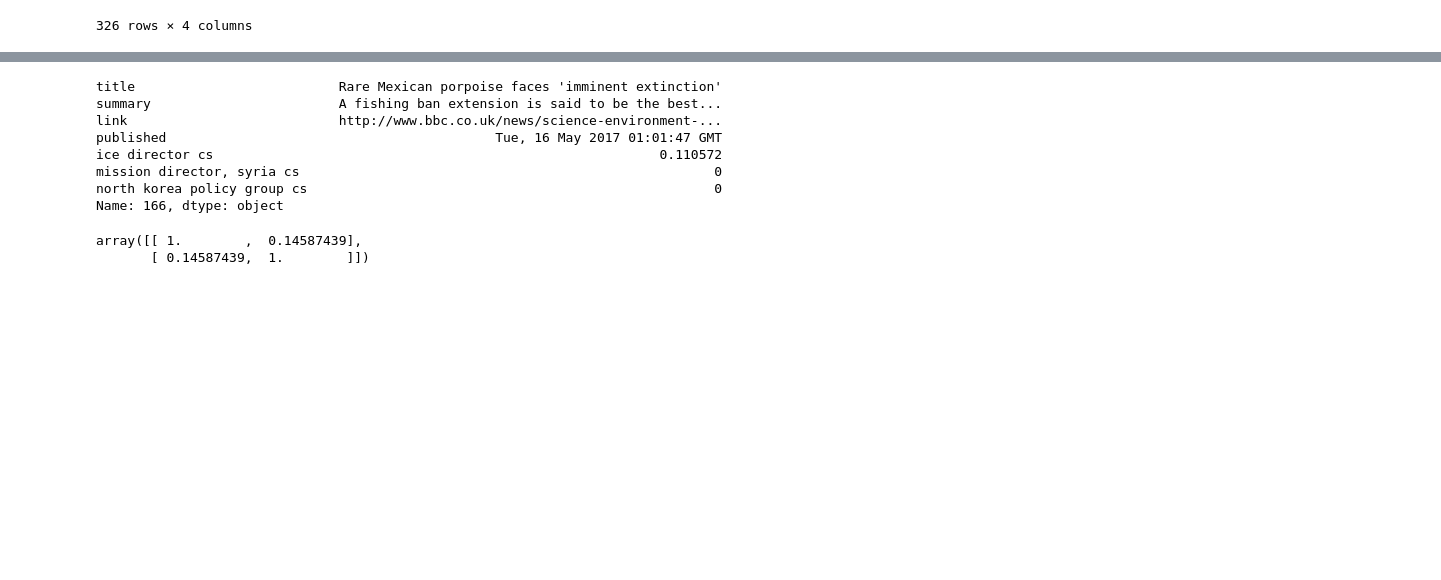
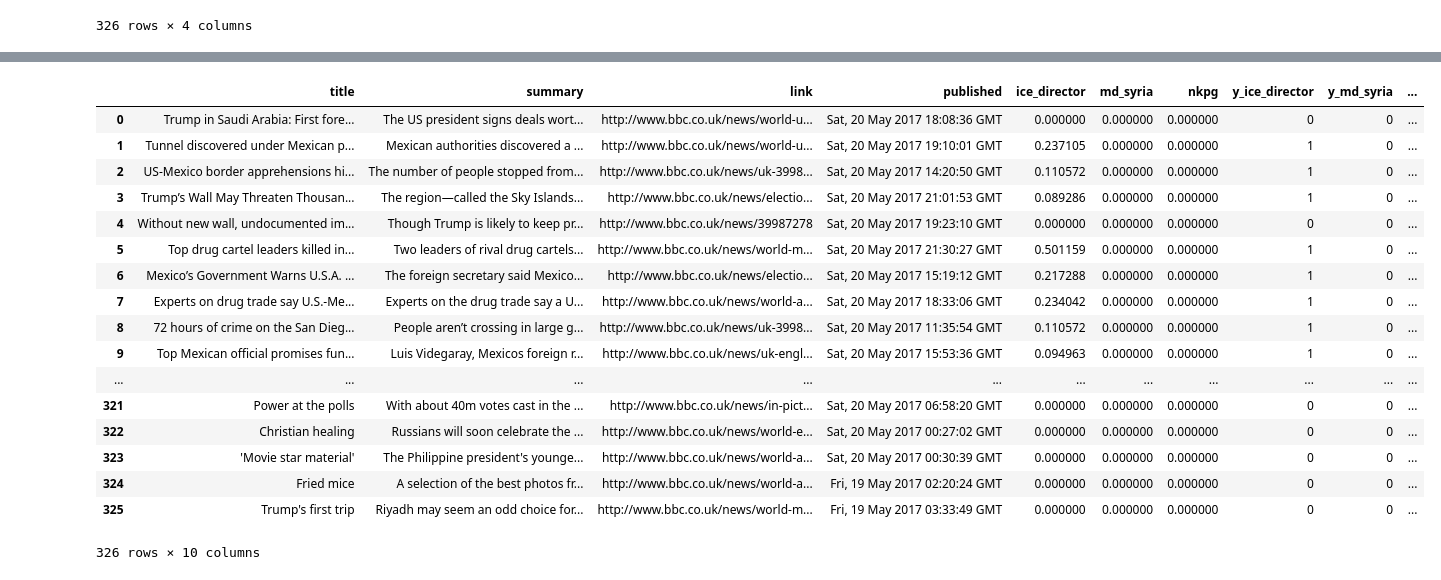
Before and after one commit to kimyenn/ExpeditionHacks, a Jupyter notebook: Data Analysis & Modeling.ipynb, the cells around one changed output, grey strips where cells are left out. Drawn from its saved outputs; the diff is of its cells as text; code cells hidden in the pictures; blank space fills up the shorter version.

```diff
--- a/Data Analysis & Modeling.ipynb
+++ b/Data Analysis & Modeling.ipynb
@@ -352,11 +343,33 @@ df
+# %%
+for role in roles:
+    df['y_'+ role[0]] = 0
+# %%
+positive_threshold = 0.05 # pretty low threshold which can be changed in the future
+for i in xrange(len(df)):
+    if df.iloc[i][4] > positive_threshold:
+        df.set_value(i, 'y_ice_director', 1)
+    if df.iloc[i][5] > positive_threshold:
+        df.set_value(i, 'y_md_syria', 1)
+    if df.iloc[i][6] > positive_threshold:
+        df.set_value(i, 'y_nkpg', 1)
 # %%
-df.iloc[166]
+df
 # %% [output]
+|  | title | summary | link | published | ice_director | md_syria | nkpg | y_ice_director | y_md_syria | ... |
+| 0 | Trump in Saudi Arabia: First fore... | The US president signs deals wort... | http://www.bbc.co.uk/news/world-u... | Sat, 20 May 2017 18:08:36 GMT | 0.000000 | 0.000000 | 0.000000 | 0 | 0 | ... |
+| 1 | Tunnel discovered under Mexican p... | Mexican authorities discovered a ... | http://www.bbc.co.uk/news/world-u... | Sat, 20 May 2017 19:10:01 GMT | 0.237105 | 0.000000 | 0.000000 | 1 | 0 | ... |
+| 2 | US-Mexico border apprehensions hi... | The number of people stopped from... | http://www.bbc.co.uk/news/uk-3998... | Sat, 20 May 2017 14:20:50 GMT | 0.110572 | 0.000000 | 0.000000 | 1 | 0 | ... |
+| 3 | Trump’s Wall May Threaten Thousan... | The region—called the Sky Islands... | http://www.bbc.co.uk/news/electio... | Sat, 20 May 2017 21:01:53 GMT | 0.089286 | 0.000000 | 0.000000 | 1 | 0 | ... |
+| 4 | Without new wall, undocumented im... | Though Trump is likely to keep pr... | http://www.bbc.co.uk/news/39987278 | Sat, 20 May 2017 19:23:10 GMT | 0.000000 | 0.000000 | 0.000000 | 0 | 0 | ... |
+| 5 | Top drug cartel leaders killed in... | Two leaders of rival drug cartels... | http://www.bbc.co.uk/news/world-m... | Sat, 20 May 2017 21:30:27 GMT | 0.501159 | 0.000000 | 0.000000 | 1 | 0 | ... |
+| 6 | Mexico’s Government Warns U.S.A. ... | The foreign secretary said Mexico... | http://www.bbc.co.uk/news/electio... | Sat, 20 May 2017 15:19:12 GMT | 0.217288 | 0.000000 | 0.000000 | 1 | 0 | ... |
+| 7 | Experts on drug trade say U.S.-Me... | Experts on the drug trade say a U... | http://www.bbc.co.uk/news/world-a... | Sat, 20 May 2017 18:33:06 GMT | 0.234042 | 0.000000 | 0.000000 | 1 | 0 | ... |
+| 8 | 72 hours of crime on the San Dieg... | People aren’t crossing in large g... | http://www.bbc.co.uk/news/uk-3998... | Sat, 20 May 2017 11:35:54 GMT | 0.110572 | 0.000000 | 0.000000 | 1 | 0 | ... |
+| 9 | Top Mexican official promises fun... | Luis Videgaray, Mexicos foreign r... | http://www.bbc.co.uk/news/uk-engl... | Sat, 20 May 2017 15:53:36 GMT | 0.094963 | 0.000000 | 0.000000 | 1 | 0 | ... |
+| ... | ... | ... | ... | ... | ... | ... | ... | ... | ... | ... |
+| 321 | Power at the polls | With about 40m votes cast in the ... | http://www.bbc.co.uk/news/in-pict... | Sat, 20 May 2017 06:58:20 GMT | 0.000000 | 0.000000 | 0.000000 | 0 | 0 | ... |
+| 322 | Christian healing | Russians will soon celebrate the ... | http://www.bbc.co.uk/news/world-e... | Sat, 20 May 2017 00:27:02 GMT | 0.000000 | 0.000000 | 0.000000 | 0 | 0 | ... |
+| 323 | 'Movie star material' | The Philippine president's younge... | http://www.bbc.co.uk/news/world-a... | Sat, 20 May 2017 00:30:39 GMT | 0.000000 | 0.000000 | 0.000000 | 0 | 0 | ... |
+| 324 | Fried mice | A selection of the best photos fr... | http://www.bbc.co.uk/news/world-a... | Fri, 19 May 2017 02:20:24 GMT | 0.000000 | 0.000000 | 0.000000 | 0 | 0 | ... |
+| 325 | Trump's first trip | Riyadh may seem an odd choice for... | http://www.bbc.co.uk/news/world-m... | Fri, 19 May 2017 03:33:49 GMT | 0.000000 | 0.000000 | 0.000000 | 0 | 0 | ... |
-title                          Rare Mexican porpoise faces 'imminent extinction'
-summary                        A fishing ban extension is said to be the best...
-link                           http://www.bbc.co.uk/news/science-environment-...
-published                                          Tue, 16 May 2017 01:01:47 GMT
-ice director cs                                                         0.110572
-mission director, syria cs                                                     0
-north korea policy group cs                                                    0
-Name: 166, dtype: object
+326 rows × 10 columns
@@ -367,8 +376,3 @@ textn = 'from cribbage to wildfire in just 5 minutes'
-# %%
-calculate_cosine_similarity(roles['north korea policy group'], text2)
-# %% [output]
-array([[ 1.        ,  0.14587439],
-       [ 0.14587439,  1.        ]])
 # %%
 # models for roles
 from sklearn.naive_bayes import MultinomialNB
```
Also changed, not shown: parts of 20 cells of this notebook, 6 other files.
